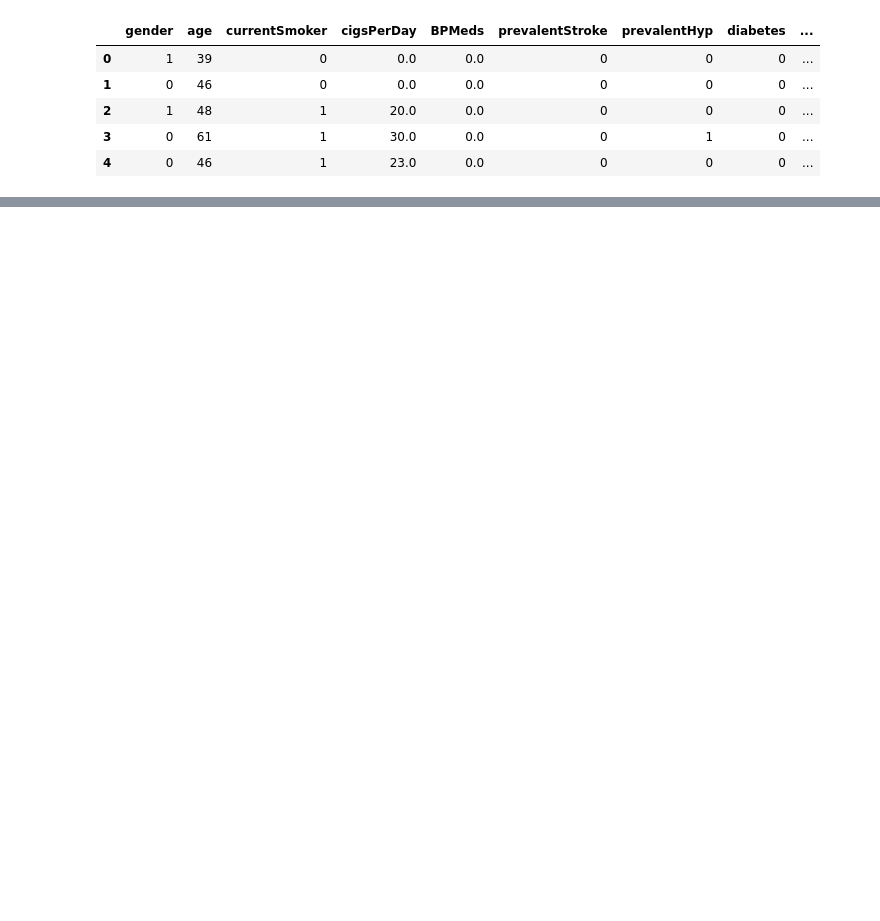
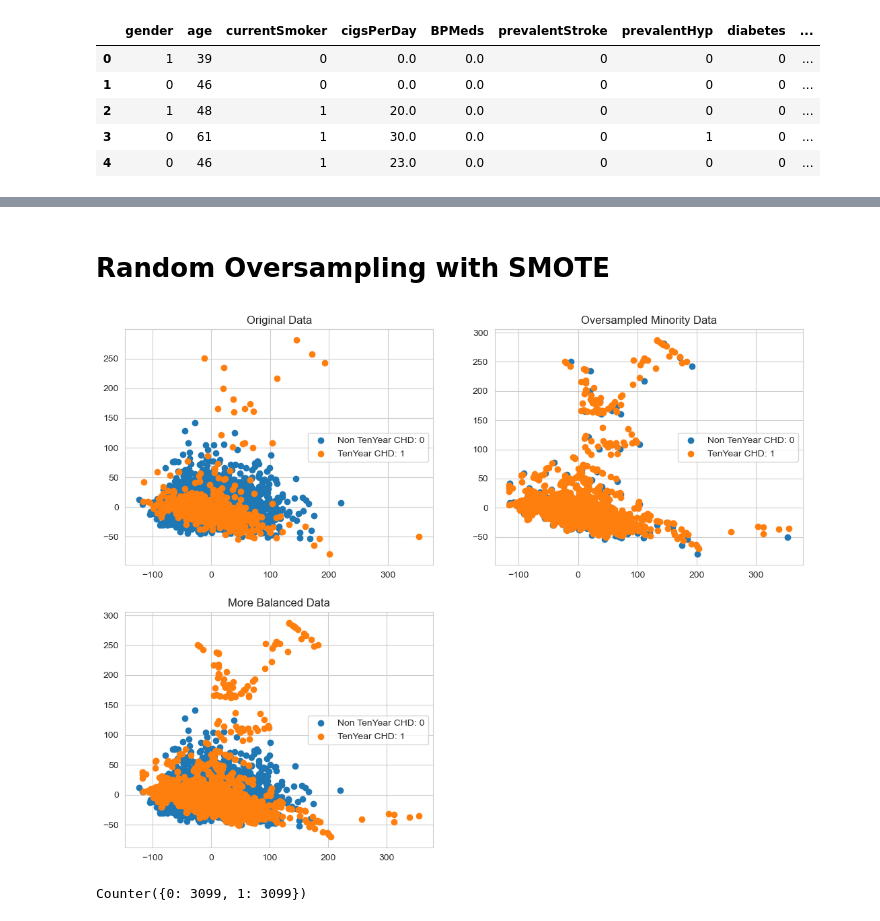
Before and after one commit to mueeze/Group14, a Jupyter notebook: heart_disease.ipynb, the cells around one changed output, grey strips where cells are left out. Drawn from its saved outputs; the diff is of its cells as text; code cells hidden in the pictures; blank space fills up the shorter version.

```diff
--- a/heart_disease.ipynb
+++ b/heart_disease.ipynb
@@ -164,0 +206,2 @@ sns.countplot(x='TenYearCHD', hue='gender', data=updated_heart_disease_df)
+# %% [markdown]
+# Random Oversampling with SMOTE
@@ -164,0 +220,60 @@ sns.countplot(x='TenYearCHD', hue='gender', data=updated_heart_disease_df)
+# %%
+# Split training/testing datasets with Random and SMOTE for TenYearCHD
+y = heart_disease_df.TenYearCHD
+x = heart_disease_df.drop(columns=['TenYearCHD'])
+smo = over_sampling.SMOTE(random_state=1)
+resamp_x, resamp_y= smo.fit_resample(x, y)
+
+# Display the confusion matrix
+from sklearn.metrics import confusion_matrix
+
+y_pred = model.predict(resamp_x)
+confusion_matrix(resamp_y, y_pred)
+# --------------------------------------
+
+# Transform the resampled data into principal components
+pca = PCA(n_components=2)
+resamp = pd.DataFrame(np.hstack((np.vstack(resamp_y), resamp_x)))
+
+resamp_0 = resamp[resamp[0] == 0.0]
+resamp_1 = resamp[resamp[0] == 1.0]
+orig_0 = heart_disease_df[heart_disease_df.TenYearCHD == 0]
+orig_1 = heart_disease_df[heart_disease_df.TenYearCHD == 1]
+
+orig_no = pca.fit_transform(orig_0)
+orig_yes = pca.fit_transform(orig_1)
+resamp_no = pca.fit_transform(resamp_0)
+resamp_yes = pca.fit_transform(resamp_1)
+
+ono_x = orig_no[:, 0]
+ono_y = orig_no[:, 1]
+oyes_x = orig_yes[:, 0]
+oyes_y = orig_yes[:, 1]
+rno_x = resamp_no[:, 0]
+rno_y = resamp_no[:, 1]
+ryes_x = resamp_yes[:, 0]
+ryes_y = resamp_yes[:, 1]
+
+fig, axs = plt.subplots(2, 2, figsize=(13, 10))
+axs= axs.flatten()
+axs[0].set_title('Original Data')
+axs[0].scatter(ono_x, ono_y, label='Non TenYear CHD: 0')
+axs[0].scatter(oyes_x, oyes_y, label='TenYear CHD: 1')
+axs[1].set_title('Oversampled Minority Data')
+axs[1].scatter(oyes_x, oyes_y, label='Non TenYear CHD: 0')
+axs[1].scatter(ryes_x, ryes_y, label='TenYear CHD: 1')
+axs[2].set_title('More Balanced Data')
+axs[2].scatter(ono_x, ono_y, label='Non TenYear CHD: 0')
+axs[2].scatter(ryes_x, ryes_y, label='TenYear CHD: 1')
+axs[0].legend()
+axs[1].legend()
+axs[2].legend()
+fig.delaxes(axs[3])
+plt.show()
+# %% [output]
+[figure, added]
+# %%
+
+Counter( resamp_y)
+# %% [output]
+Counter({0: 3099, 1: 3099})
```
Also changed, not shown: parts of 43 cells of this notebook, 3 other files.
